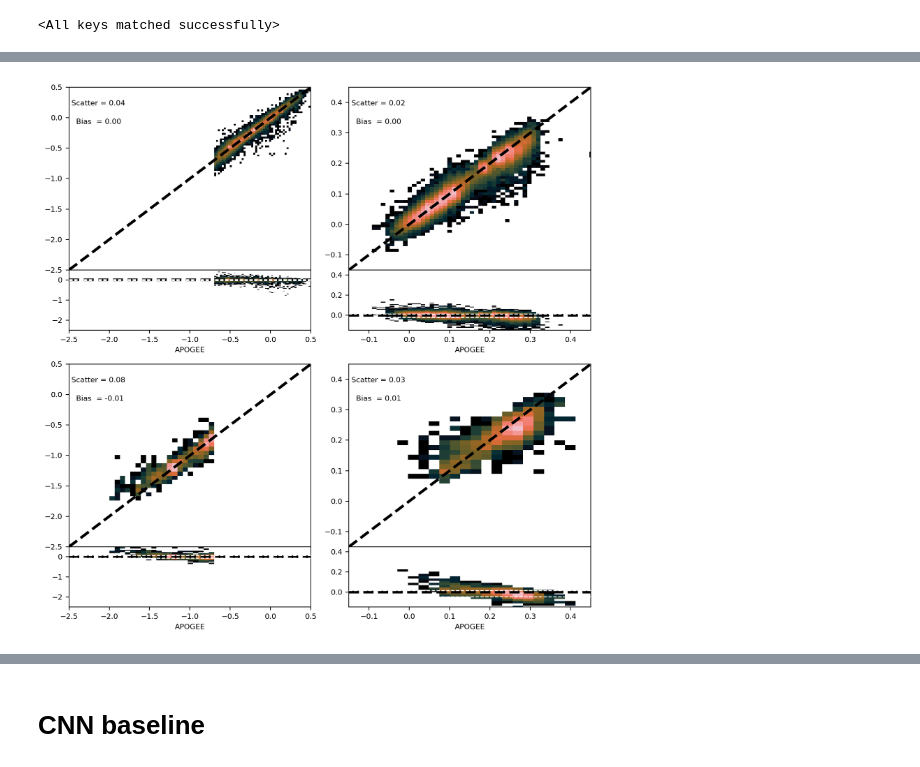
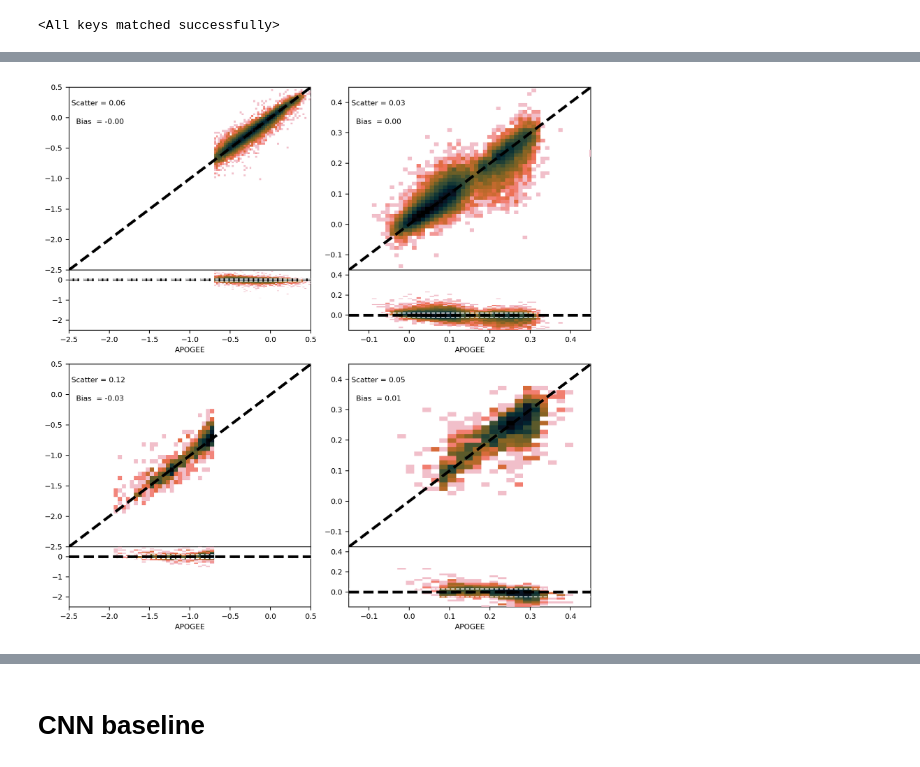
Before and after one commit to jiadonglee/aspgap, a Jupyter notebook: notebook/inference_transformer.ipynb, the cells around one changed output, grey strips where cells are left out. Cells and saved outputs as stored; diff of their text form; code cells hidden in the pictures.

```diff
--- a/notebook/inference_transformer.ipynb
+++ b/notebook/inference_transformer.ipynb
@@ -149,10 +164,9 @@ FOLD 0
 # %%
 fig, axs = plt.subplots(1,4, figsize=(8.5, 2*1))
 
-true_names = ['TEFF', 'LOGG', 'M_H', 'ALPHA_M']
 
 xranges = [[3300, 6500], [-0.1, 5], [-2.5, 0.5], [-0.15, 0.45]]
-yranges = [[-700, 700],  [-1.2, 1.2],   [-0.7, 0.7], [-0.3, 0.3]]
+yranges = [[-300, 300],  [-0.7, 0.7],   [-0.3, 0.3], [-0.1, 0.1]]
 xlabels = ['Teff: APOGEE [K]', 'Log g: APOGEE', '[M/H]: APOGEE', r"[$\alpha$/M] : APOGEE"]
 # ylabels = ['Teff: XP [K]', 'Log g: XP', '[M/H]: XP', r"[$\alpha$/M] : XP"]
 ylabels = ['Teff', 'Log g', '[M/H]', r'[$\alpha$/M]']
@@ -163,12 +177,12 @@ xticks  = [list(np.arange(4000, 7000, 500)), list(np.arange(1, 6, 1)),
 
 
 for i in range(4):
-    ynames = ['teff', 'logg', 'moh', 'aom']
+    ynames = pred_names
 
     ax1, ax2 = draw_hist2d(
-        axs[i], rdf_val[true_names[i]], rdf_val[ynames[i]],
-        xrange=xranges[i], bins=50,
-        cmap='cmr.dusk'
+        axs[i], rdf[true_names[i]], rdf[ynames[i]],
+        xrange=xranges[i], bins=100,
+        cmap='cmr.dusk_r'
     )
     ax1.set_ylabel(ylabels[i]);
     ax1.set_xticks([]);
@@ -249,26 +266,27 @@ plt.tight_layout()
+# %%
+true_names = ['TEFF', 'LOGG', 'M_H', 'ALPHA_M']
+
+rdf_xp = pd.DataFrame(
+            np.c_[labels_infer['labels_true'], labels_infer['labels_pred'], labels_infer['source_id']],
+                              columns=true_names+pred_names+['source_id'])
 # %%
-rdf_val = rdf.merge(gdf, left_on="source_id", right_on="GAIAEDR3_SOURCE_ID",
-                     suffixes=(None, '_y'))
 fig, axs = plt.subplots(1,4, figsize=(8.5, 2*1))
 
-true_names = ['TEFF', 'LOGG', 'M_H', 'ALPHA_M']
 
 xranges = [[3300, 6500], [-0.1, 5], [-2.5, 0.5], [-0.15, 0.45]]
-yranges = [[-700, 700],  [-1.2, 1.2],   [-0.7, 0.7], [-0.3, 0.3]]
+yranges = [[-300, 300],  [-0.7, 0.7],   [-0.3, 0.3], [-0.1, 0.1]]
 xlabels = ['Teff: APOGEE [K]', 'Log g: APOGEE', '[M/H]: APOGEE', r"[$\alpha$/M] : APOGEE"]
-# ylabels = ['Teff: XP [K]', 'Log g: XP', '[M/H]: XP', r"[$\alpha$/M] : XP"]
 ylabels = ['Teff', 'Log g', '[M/H]', r'[$\alpha$/M]']
 y2labels = [r'$\Delta$ Teff', r'$\Delta$ Log g', r'$\Delta$ [M/H]', r'$\Delta$ [$\alpha$/H]']
 
 xticks  = [list(np.arange(4000, 7000, 500)), list(np.arange(1, 6, 1)),
            list(np.arange(-2, 1, 0.5)),      list(np.arange(-0.2, 0.6, 0.2))]
 
-
 for i in range(4):
-    ynames = ['teff', 'logg', 'moh', 'aom']
+    ynames = ['teff_xp', 'logg_xp',  'moh_xp', 'aom_xp']
 
     ax1, ax2 = draw_hist2d(
-        axs[i], rdf_val[true_names[i]], rdf_val[ynames[i]],
+        axs[i], rdf_xp[true_names[i]], rdf_xp[ynames[i]],
         xrange=xranges[i], bins=100,
     )
     ax1.set_ylabel(ylabels[i]);
@@ -277,6 +295,5 @@ for i in range(4):
     ax2.set_ylabel(y2labels[i]);
     ax2.set_ylim(yranges[i]);
 
-
 plt.tight_layout()
 # %% [output]
@@ -320,27 +301,23 @@ plt.tight_layout()
 # %%
-rdf_val = rdf.merge(gdf, left_on="source_id", right_on="GAIAEDR3_SOURCE_ID",
-                     suffixes=(None, '_y'))
-
-
-mask_lst = [rdf_val['M_H']>-0.7,  rdf_val['M_H']<-0.7]
-bin_sizes = [50, 20]
+mask_lst = [rdf_xp['M_H']>-0.7,  rdf_xp['M_H']<-0.7]
+bin_sizes = [50, 25]
 
 fig, axs = plt.subplots(2,2, figsize=(8.5, 8.5))
 
 xranges = [[-2.5, 0.5], [-0.15, 0.45]]
 true_names = ['M_H', 'ALPHA_M']
-pred_names = ['moh', 'aom']
+pred_names = ['moh_xp', 'aom_xp']
 
 for j in range(2):
 
     for i in range(2):
-        vdf = rdf_val[mask_lst[j]]
+        vdf = rdf_xp[mask_lst[j]]
         ax1, ax2 = draw_hist2d(
-            axs[j,i], vdf[true_names[i]], vdf[pred_names[i]],
+            axs[j,i], rdf_xp[true_names[i]][mask_lst[j]], rdf_xp[pred_names[i]][mask_lst[j]],
             xrange=xranges[i], bins=bin_sizes[j],
-            cmap='cmr.dusk'
+            cmap='cmr.dusk_r'
         )
 
 plt.tight_layout()
 # %% [output]
-[figure, old version]
+[figure, new version]
```
Also changed, not shown: parts of 20 cells of this notebook, 5 other files.
